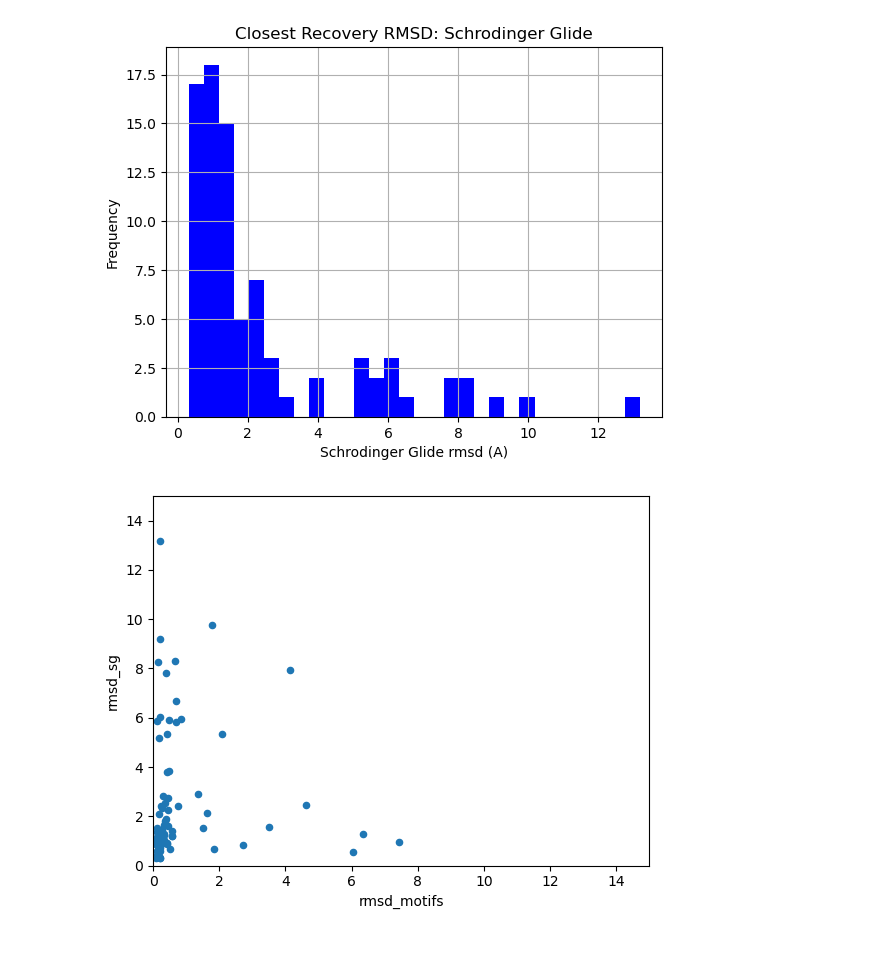
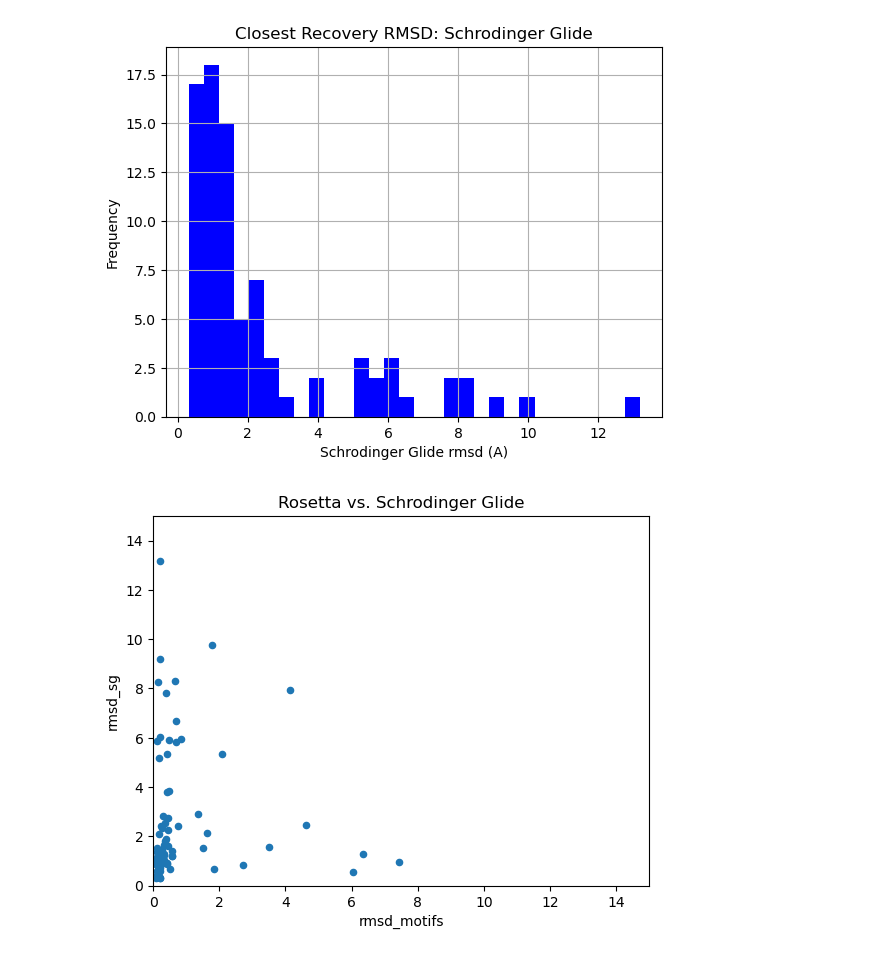
Before and after one commit to toadlover/thyme_lab_internship_2024, a Jupyter notebook: jupyter_notebooks/Schrodinger_vs_Rosetta.ipynb, the cells around one changed output. Cells and saved outputs as stored; diff of their text form; code cells hidden in the pictures.

```diff
--- a/jupyter_notebooks/Schrodinger_vs_Rosetta.ipynb
+++ b/jupyter_notebooks/Schrodinger_vs_Rosetta.ipynb
@@ -240,8 +242,9 @@ plt.show()
 # %%
 #make a scatterplot in the place of the heatmap
 merged_df.plot(kind='scatter',x='rmsd_motifs',y='rmsd_sg')
 plt.xlim(0,15)
 plt.ylim(0,15)
+plt.title("Rosetta vs. Schrodinger Glide")
 plt.show()
 # %% [output]
-[figure, old version]
+[figure, new version]
```
Also changed, not shown: parts of 1 cell of this notebook, 2 other files.
